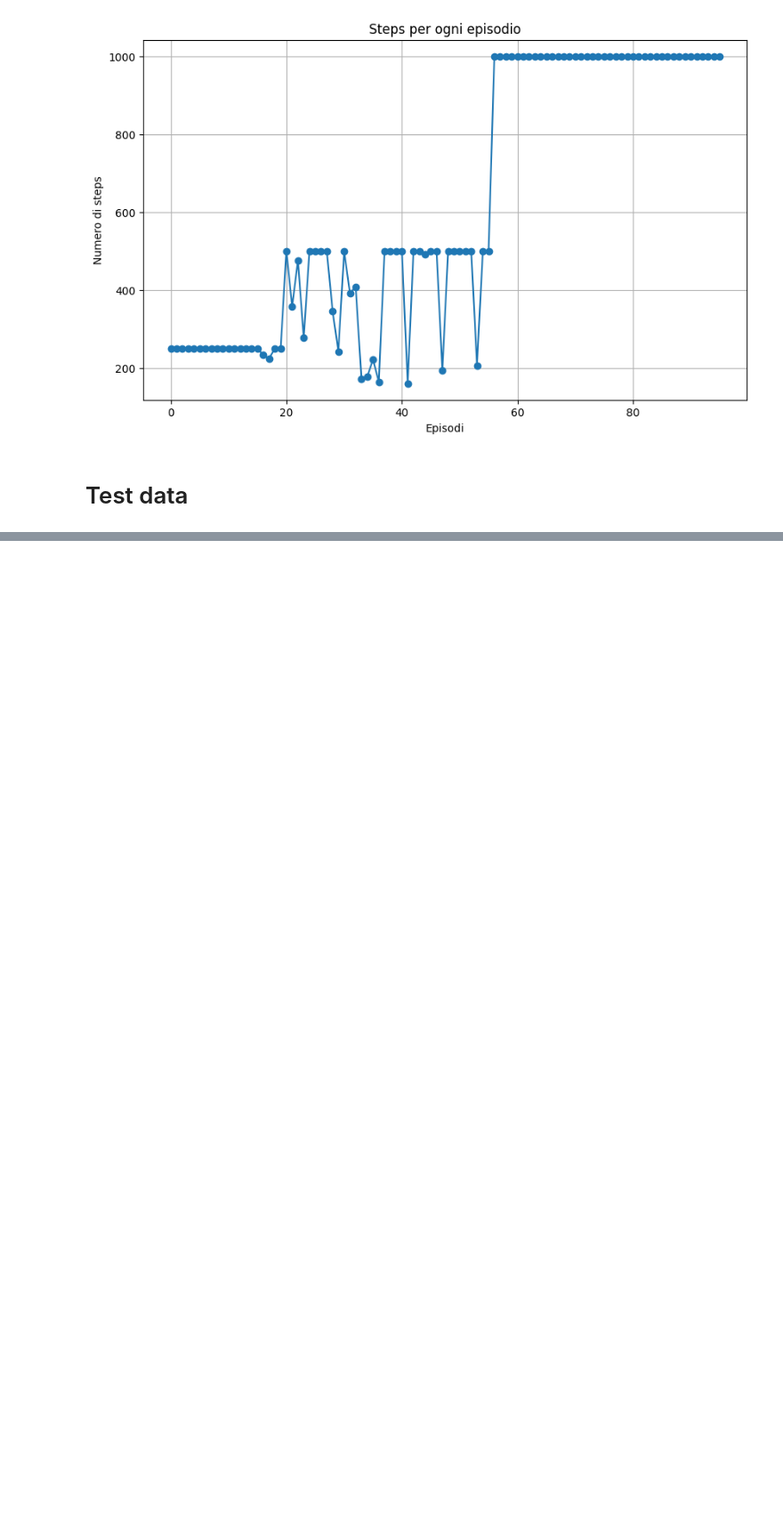
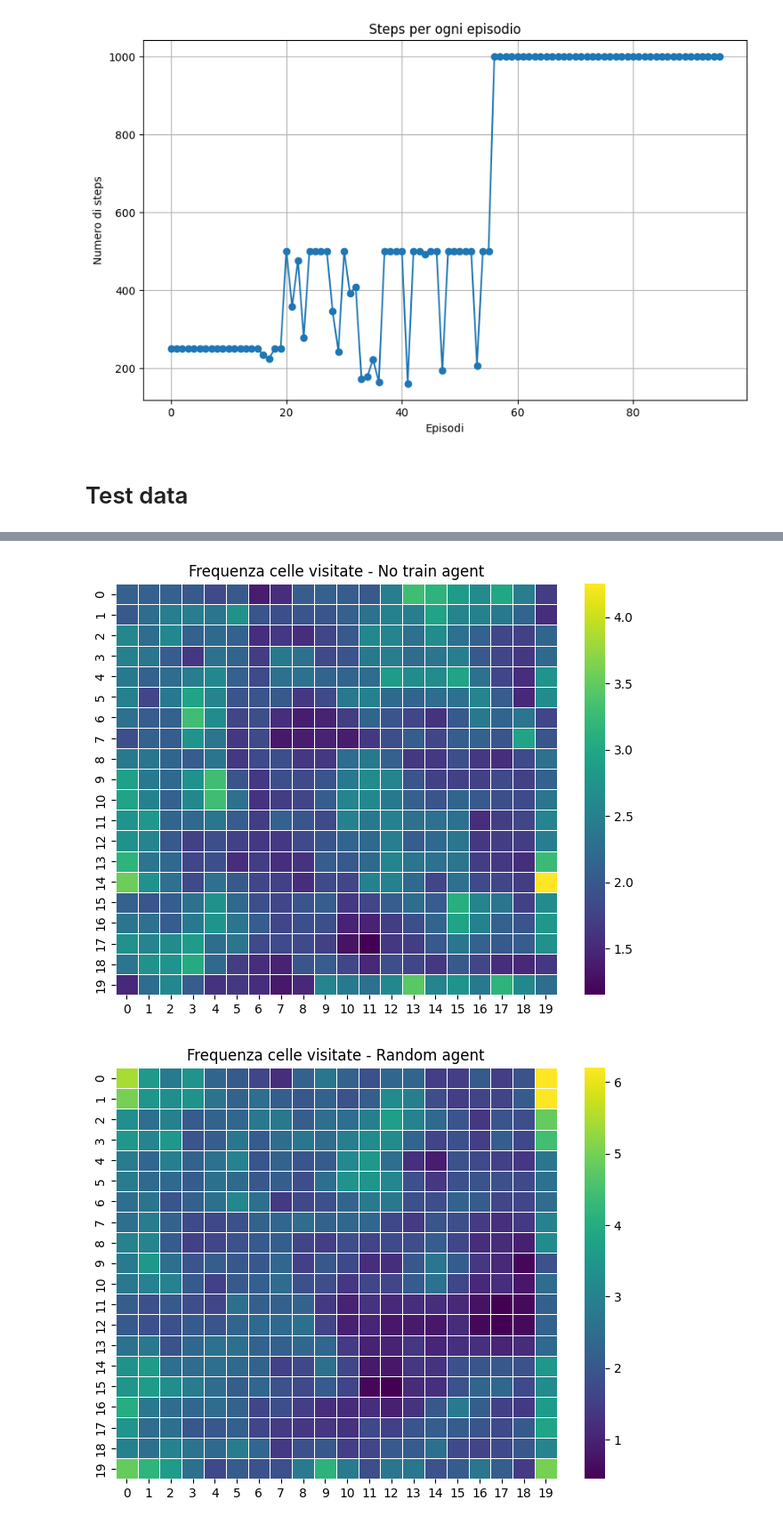
Before and after one commit to Emamasi-uni/explorationRL, a Jupyter notebook: results.ipynb, the cells around one changed output, grey strips where cells are left out. Shown at 89% size. Drawn from its saved outputs; the diff is of its cells as text; code cells hidden in the pictures; blank space fills up the shorter version.

```diff
--- a/results.ipynb
+++ b/results.ipynb
@@ -373,0 +467,46 @@ plot_metrics(test_curriculum_vs_policy_best_pov_vs_no_train,
+# %%
+import seaborn as sns
+import matplotlib.pyplot as plt
+
+def plot_visit_heatmap(grid_size, cells_visited, title, vmax=None):
+    """
+    Crea una heatmap che mostra la frequenza delle celle attraversate con un valore massimo di scala.
+
+    Args:
+    - grid_size (int): La dimensione della griglia (NxN).
+    - cells_visited (list): Lista di dizionari contenenti le celle visitate durante le run.
+    - title (str): Titolo della heatmap.
+    - vmax (int, opzionale): Valore massimo per la scala della heatmap.
+    """
+    # Creazione di una matrice vuota per memorizzare le frequenze di visita
+    visit_counts = np.zeros((grid_size, grid_size))
+
+    # Aggregazione delle visite da tutte le run
+    for run_visits in cells_visited:
+        for (x, y), count in run_visits.items():
+            if 0 <= x < grid_size and 0 <= y < grid_size:
+                visit_counts[x-1, y-1] += count
+
+    # media su run totali
+    visit_counts /= len(cells_visited)
+    # Creazione della heatmap con valore massimo opzionale
+    plt.figure(figsize=(8, 6))
+    sns.heatmap(visit_counts, cmap="viridis", annot=False, linewidths=0.5, cbar=True, vmax=vmax)
+
+    plt.title(title)
+    plt.show()
+# %%
+plot_visit_heatmap(grid_size=20, cells_visited=cells_visited_no_train, title="Frequenza celle visitate - No train agent")
+
+plot_visit_heatmap(grid_size=20, cells_visited=cells_visited_random, title="Frequenza celle visitate - Random agent")
+
+plot_visit_heatmap(grid_size=20, cells_visited=cells_visited_entropy, title="Frequenza celle visitate - Entropy agent", vmax=5)
+
+plot_visit_heatmap(grid_size=20, cells_visited=cells_visited_loss, title="Frequenza celle visitate - Loss agent", vmax=7)
+
+plot_visit_heatmap(grid_size=20, cells_visited=cells_visited_ig, title="Frequenza celle visitate - IG agent", vmax=7)
+
+plot_visit_heatmap(grid_size=20, cells_visited=cells_visited_ig_curriculum, title="Frequenza celle visitate - IG curriculum agent", vmax=5)
+# %% [output]
+[figure, added]
+[figure, added]
```
Also changed, not shown: parts of 11 cells of this notebook, 14 other files.
